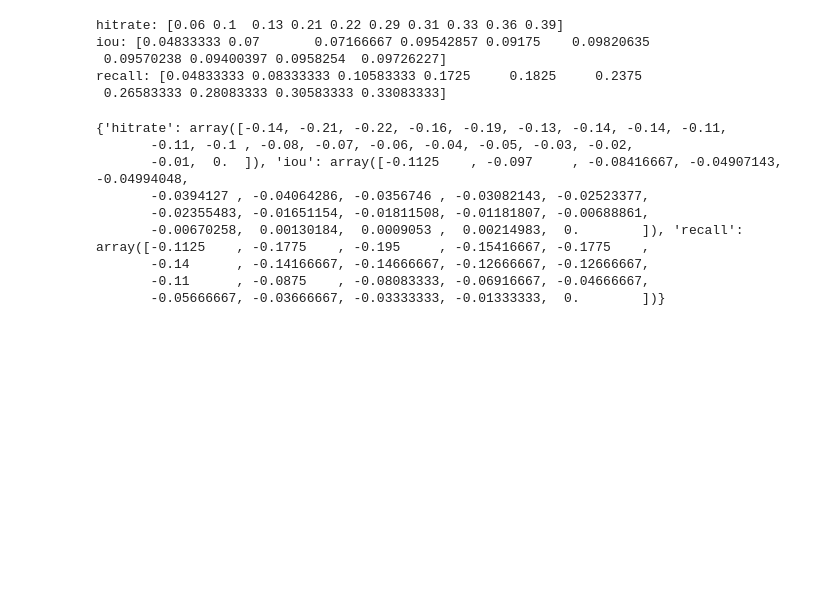
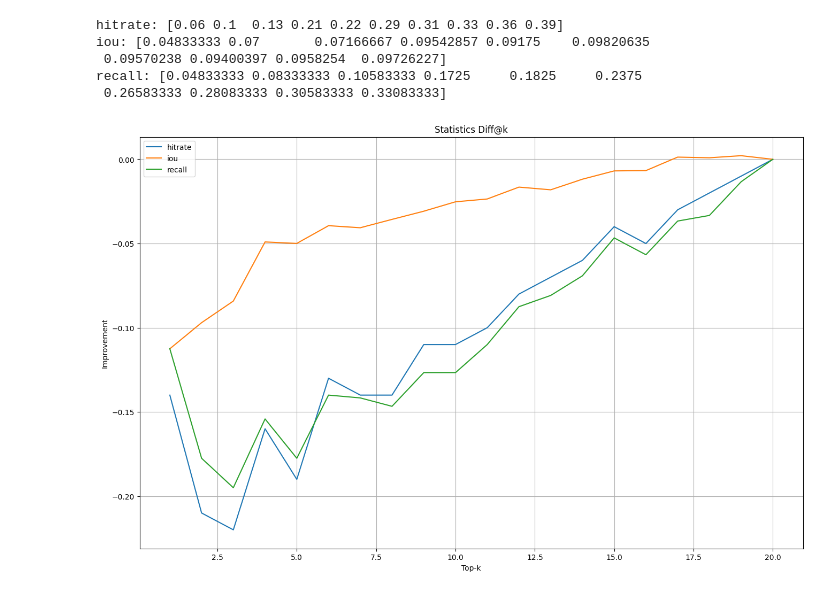
Before and after one commit to benjaminb/citeline, a Jupyter notebook: test_parquet_load.ipynb, the cells around one changed output. Drawn from its saved outputs; the diff is of its cells as text; code cells hidden in the pictures; blank space fills up the shorter version.

```diff
--- a/test_parquet_load.ipynb
+++ b/test_parquet_load.ipynb
@@ -68,16 +68,23 @@ iou: [0.04833333 0.07       0.07166667 0.09542857 0.09175    0.09820635
 recall: [0.04833333 0.08333333 0.10583333 0.1725     0.1825     0.2375
  0.26583333 0.28083333 0.30583333 0.33083333]
 # %%
-diffs = improvement(old_stats, new_stats)
+diffs = stat_diffs(old_stats, new_stats)
 # %%
-import
+import matplotlib.pyplot as plt
+
+# plot the diffs arrays hitrate, iou, and recall on the same plot
+plt.figure(figsize=(16, 10))
+# NOTE: this assumes all arrays have same length, came from same top k and k were in fact retrieved
+k_values = [k for k in range(1, len(diffs["hitrate"]) + 1)]
+
+lines = []
+for label, values in diffs.items():
+    (line, ) = plt.plot(k_values, values, label=label)
+plt.title("Statistics Diff@k")
+plt.xlabel("Top-k")
+plt.ylabel("Improvement")
+plt.legend()
+plt.grid()
+plt.show()
 # %% [output]
-{'hitrate': array([-0.14, -0.21, -0.22, -0.16, -0.19, -0.13, -0.14, -0.14, -0.11,
-       -0.11, -0.1 , -0.08, -0.07, -0.06, -0.04, -0.05, -0.03, -0.02,
-       -0.01,  0.  ]), 'iou': array([-0.1125    , -0.097     , -0.08416667, -0.04907143, -0.04994048,
-       -0.0394127 , -0.04064286, -0.0356746 , -0.03082143, -0.02523377,
-       -0.02355483, -0.01651154, -0.01811508, -0.01181807, -0.00688861,
-       -0.00670258,  0.00130184,  0.0009053 ,  0.00214983,  0.        ]), 'recall': array([-0.1125    , -0.1775    , -0.195     , -0.15416667, -0.1775    ,
-       -0.14      , -0.14166667, -0.14666667, -0.12666667, -0.12666667,
-       -0.11      , -0.0875    , -0.08083333, -0.06916667, -0.04666667,
-       -0.05666667, -0.03666667, -0.03333333, -0.01333333,  0.        ])}
+[figure, added]
```
Also changed, not shown: parts of 1 cell of this notebook, 1 other file.
